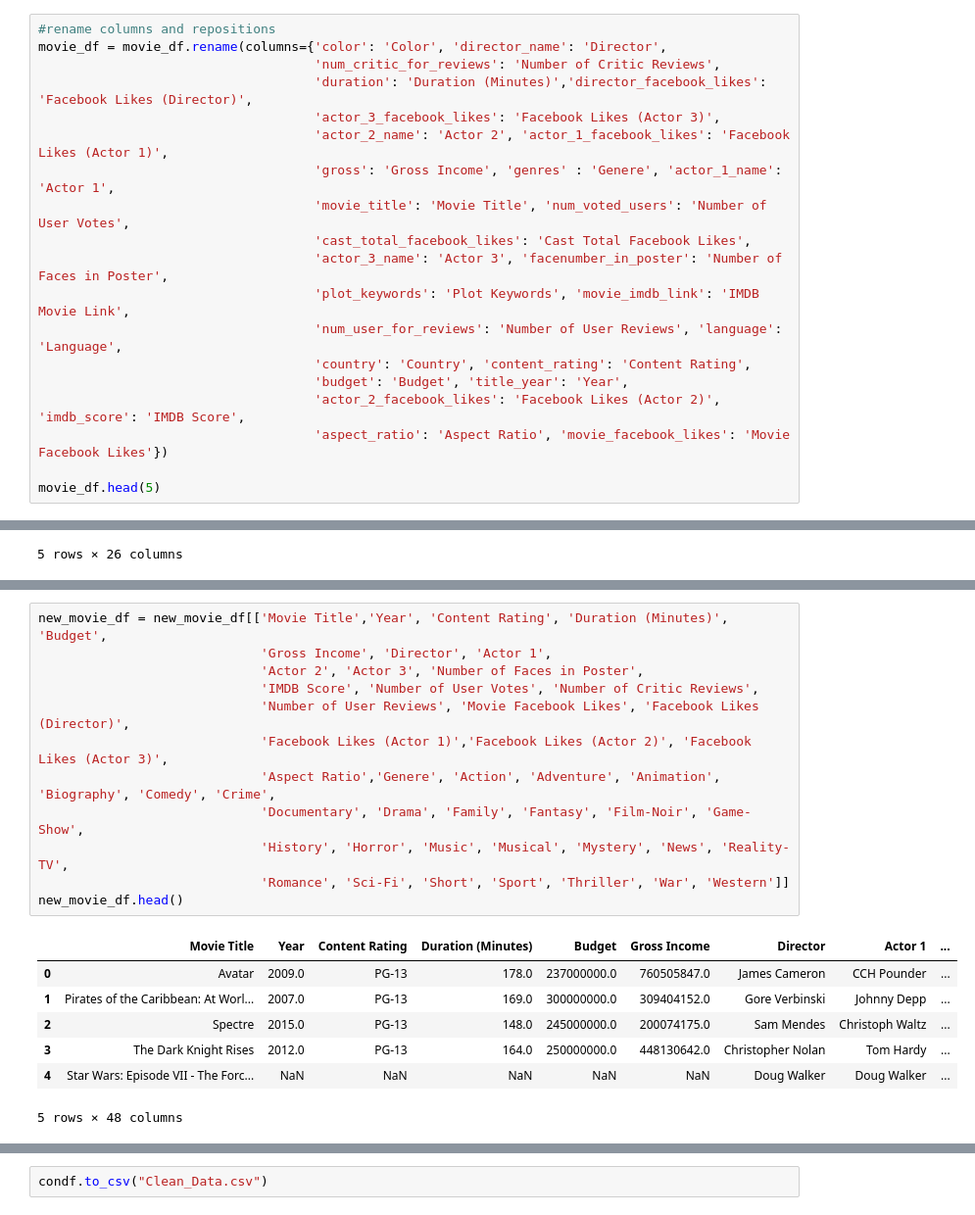
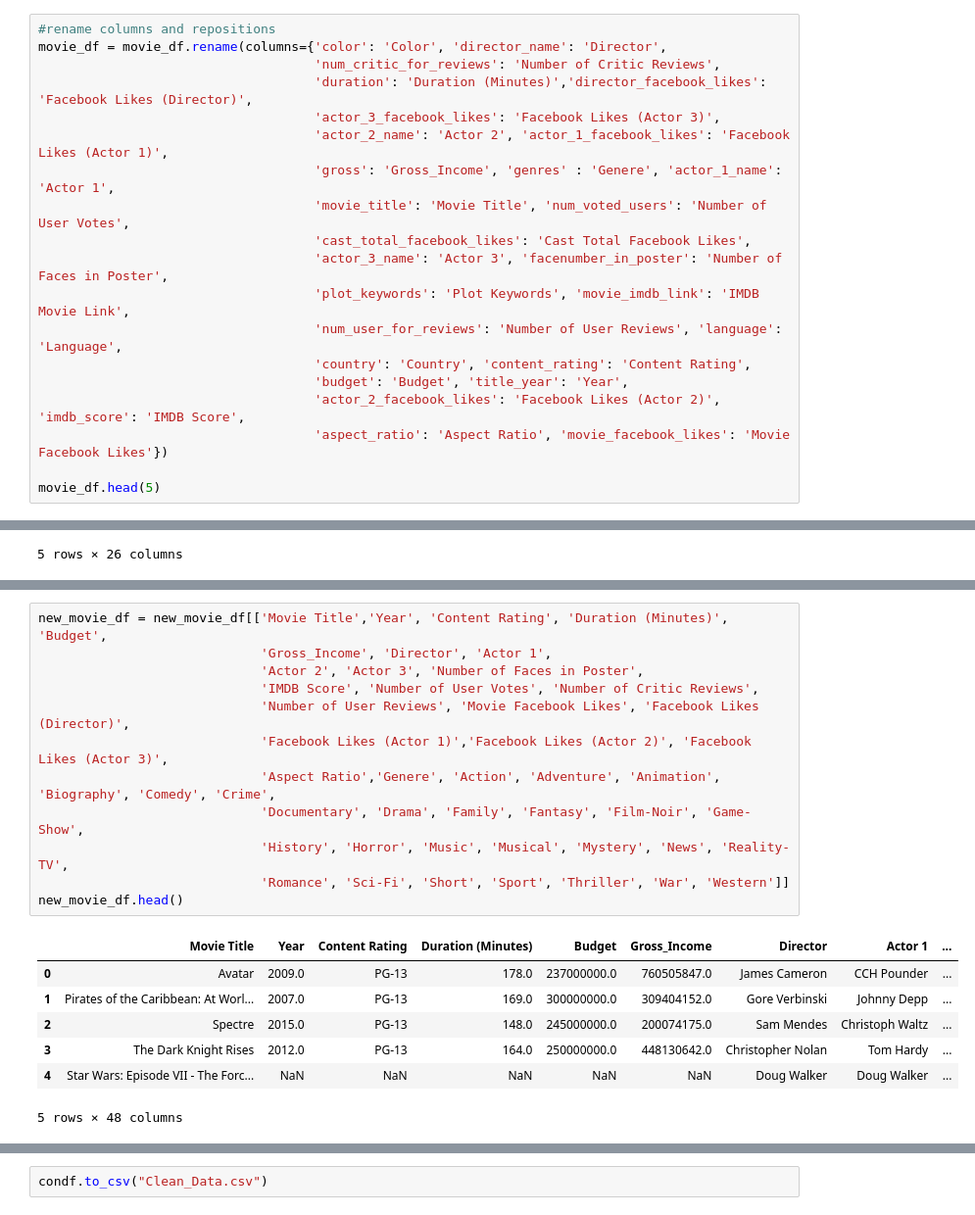
Before and after one commit to mlubin2/Movie_Project, a Jupyter notebook: movies.ipynb, the cells around one changed output, grey strips where cells are left out. Shown: that part at 98% size. Drawn from its saved outputs; the diff is of its cells as text.

```diff
--- a/movies.ipynb
+++ b/movies.ipynb
@@ -30,7 +30,7 @@ movie_df = movie_df.rename(columns={'color': 'Color', 'director_name': 'Director
                                     'duration': 'Duration (Minutes)','director_facebook_likes': 'Facebook Likes (Director)',
                                     'actor_3_facebook_likes': 'Facebook Likes (Actor 3)',
                                     'actor_2_name': 'Actor 2', 'actor_1_facebook_likes': 'Facebook Likes (Actor 1)',
-                                    'gross': 'Gross Income', 'genres' : 'Genere', 'actor_1_name': 'Actor 1',
+                                    'gross': 'Gross_Income', 'genres' : 'Genere', 'actor_1_name': 'Actor 1',
                                     'movie_title': 'Movie Title', 'num_voted_users': 'Number of User Votes',
                                     'cast_total_facebook_likes': 'Cast Total Facebook Likes',
                                     'actor_3_name': 'Actor 3', 'facenumber_in_poster': 'Number of Faces in Poster',
@@ -83,18 +83,18 @@ Index(['Color', 'Director', 'Number of Critic Reviews', 'Duration (Minutes)',
       dtype='object')
 # %%
 new_movie_df = new_movie_df[['Movie Title','Year', 'Content Rating', 'Duration (Minutes)', 'Budget',
-                             'Gross Income', 'Director', 'Actor 1',
+                             'Gross_Income', 'Director', 'Actor 1',
                              'Actor 2', 'Actor 3', 'Number of Faces in Poster',
                              'IMDB Score', 'Number of User Votes', 'Number of Critic Reviews',
                              'Number of User Reviews', 'Movie Facebook Likes', 'Facebook Likes (Director)',
                              'Facebook Likes (Actor 1)','Facebook Likes (Actor 2)', 'Facebook Likes (Actor 3)',
                              'Aspect Ratio','Genere', 'Action', 'Adventure', 'Animation', 'Biography', 'Comedy', 'Crime',
                              'Documentary', 'Drama', 'Family', 'Fantasy', 'Film-Noir', 'Game-Show',
                              'History', 'Horror', 'Music', 'Musical', 'Mystery', 'News', 'Reality-TV',
                              'Romance', 'Sci-Fi', 'Short', 'Sport', 'Thriller', 'War', 'Western']]
 new_movie_df.head()
 # %% [output]
-|  | Movie Title | Year | Content Rating | Duration (Minutes) | Budget | Gross Income | Director | Actor 1 | ... |
+|  | Movie Title | Year | Content Rating | Duration (Minutes) | Budget | Gross_Income | Director | Actor 1 | ... |
 | 0 | Avatar | 2009.0 | PG-13 | 178.0 | 237000000.0 | 760505847.0 | James Cameron | CCH Pounder | ... |
 | 1 | Pirates of the Caribbean: At Worl... | 2007.0 | PG-13 | 169.0 | 300000000.0 | 309404152.0 | Gore Verbinski | Johnny Depp | ... |
 | 2 | Spectre | 2015.0 | PG-13 | 148.0 | 245000000.0 | 200074175.0 | Sam Mendes | Christoph Waltz | ... |
```
Also changed, not shown: parts of 3 cells of this notebook, 3 other files.
